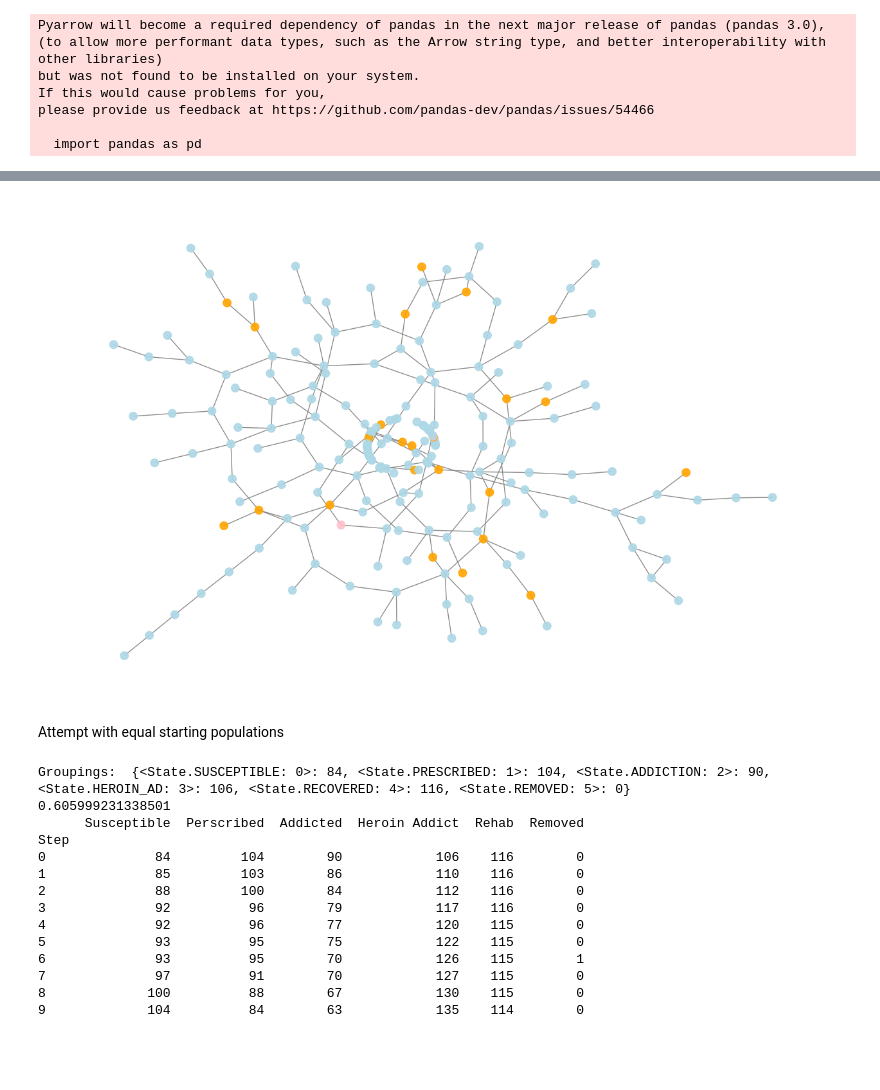
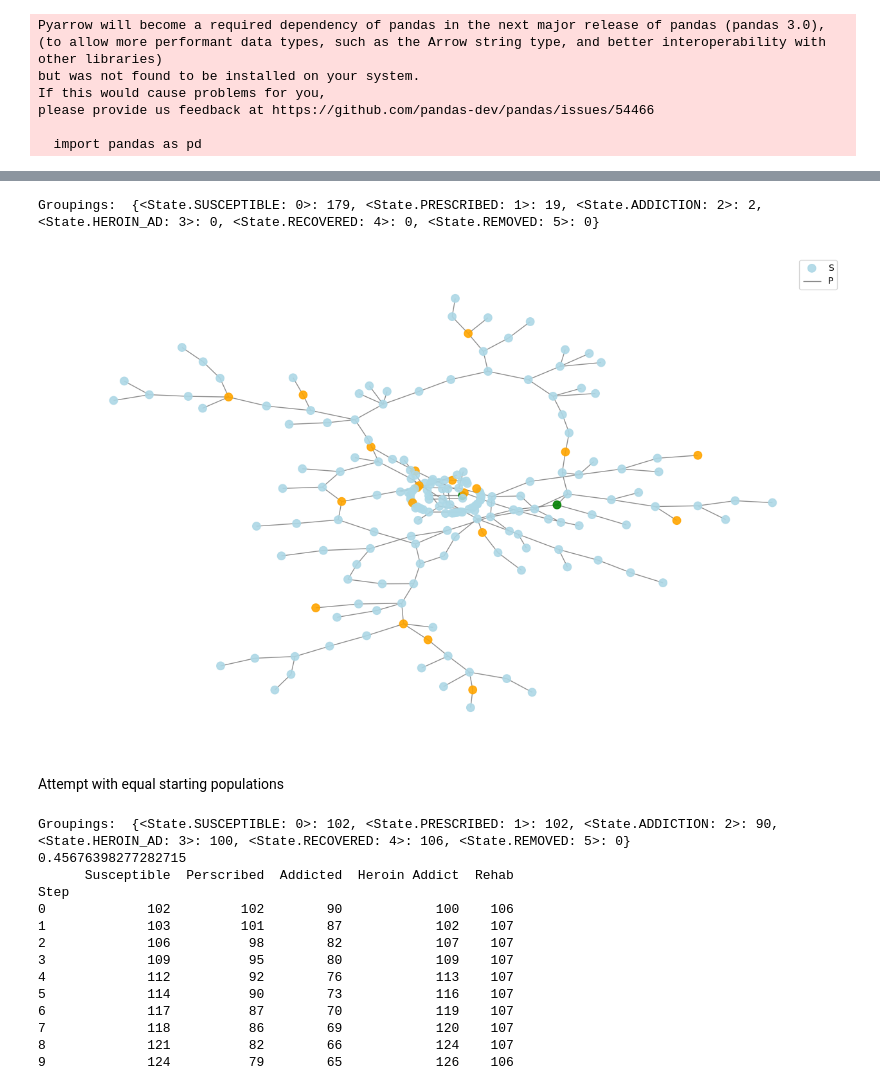
Before and after one commit to theokjulien/SPAHR-Model-Analysis, a Jupyter notebook: SPAHR_model.ipynb, the cells around one changed output, grey strips where cells are left out. Drawn from its saved outputs; the diff is of its cells as text; code cells hidden in the pictures; blank space fills up the shorter version.

Commit message:
SPAHR model now has functioning ER-Reattachment method

```diff
--- a/SPAHR_model.ipynb
+++ b/SPAHR_model.ipynb
@@ -57,7 +117,6 @@ def relapse(g1, g2, sigma, w):
     if g1 == 0 and g2 == 0:
         return sigma/2
     return sigma * g1 / (g1 + g2 + w)
-
 
 class SPAHRAgent(Agent):
     """ An agent in an epidemic model."""
@@ -65,17 +124,19 @@ class SPAHRAgent(Agent):
         super().__init__(unique_id, model)
         self.state = State.SUSCEPTIBLE
 
-
     def step(self):
         '''Method to update the state of a given node'''
         # neighbors of every node
         if self.state == State.REMOVED:
-            # Temporary fix
-            self.model.counts[self.state] -= 1
-            self.state=State.SUSCEPTIBLE
-            self.model.counts[self.state] += 1
+            # Remove existing node from graph
+            self.model.deaths += 1
+            er_reattach(self.model.G, self.pos, self.model.p)
+            #a = SPAHRAgent(i+1, self)
+            self.state = State.SUSCEPTIBLE
+            self.model.counts[State.SUSCEPTIBLE] += 1
+            self.model.G.nodes[self.pos]["agent"] = []
+            return
 
-            # INCLUDE method of removing node and adding a new node connected to graph
 
         neighbors_nodes = self.model.grid.get_neighbors(self.pos,
                                                 include_center = False)
@@ -93,6 +154,9 @@ class SPAHRAgent(Agent):
             self.model.counts[self.state] -= 1
             self.state = choice.destination # make choice new destination
             self.model.counts[self.state] += 1
+
+        if self.state == State.REMOVED: # if moved to the removed category then run re_attachment
+            self.step()
 
 
     def transitionVars(self, neighbor_list):
@@ -147,6 +213,7 @@ class SPAHRModel(Model):
     def __init__(self, G, data = default_data):
 
         # The network x network
+        #self.random = random # ****if you get a self.random error uncomment this line****
         self.G = G
 
         self.grid = NetworkGrid(self.G)
@@ -154,6 +221,10 @@ class SPAHRModel(Model):
         # Basic Params:
         self.n = G.number_of_nodes()
         self.tstep = data["tstep"] # timestep
+        self.alpha = 3/5 # used in preferential re-attachment
+        m = G.number_of_edges()
+        self.p = 2*m / (self.n * (self.n - 1)) # calculates the density of the given graph used for node reconnnection
+        self.deaths = 0
 
         # The list of rate variables we may need (comments are the variable names in the paper)
         # _______________________Transition Variables______________________________
@@ -203,7 +274,7 @@ class SPAHRModel(Model):
         self.counts = {State(i): 0 for i in range(6)}
 
         # Create agents
-        for i, node in enumerate(self.G.nodes()): #_______________NEEEED TO MODIFY_________________
+        for i, node in enumerate(self.G.nodes()):
             a = SPAHRAgent(i+1, self)
             self.schedule.add(a)
             #add agent
@@ -296,39 +366,41 @@ def plot_grid(model,fig,layout='spring',title=''):
     graph = model.G
     if layout == 'kamada-kawai':
         pos = nx.kamada_kawai_layout(graph)
     elif layout == 'circular':
         pos = nx.circular_layout(graph)
     else:
         pos = nx.spring_layout(graph, iterations=5, seed=8)
     plt.clf()
     ax=fig.add_subplot()
     states = [int(i.state) for i in model.grid.get_all_cell_contents()]
 
     #cells = [(i.pos,int(i.state)) for i in model.grid.get_all_cell_contents()]
     #print (cells[:10])
     #print (pos)
     #print (pd.Series(states).value_counts())
     colors = [cmap(i) for i in states]
 
     nx.draw(graph, pos, node_size=80, edge_color='gray', node_color=colors, #with_labels=True,
             alpha=0.9,font_size=14,ax=ax)
     #print (ax.patches)
     #ax.legend(['S','I','R'])
+    ax.legend(['S', 'P', 'A', 'H', 'R'])
     ax.set_title(title)
     return
 
 fig,ax=plt.subplots(1,1,figsize=(16,10))
 model = SPAHRModel(G)
 model.step();model.step()
 f=plot_grid(model,fig,layout='kamada-kawai')
 plt.savefig('abm_networkgrid.jpg')
 # %% [output]
+Groupings:  {<State.SUSCEPTIBLE: 0>: 179, <State.PRESCRIBED: 1>: 19, <State.ADDICTION: 2>: 2, <State.HEROIN_AD: 3>: 0, <State.RECOVERED: 4>: 0, <State.REMOVED: 5>: 0}
-[figure, old version]
+[figure, new version]
 # %% [markdown]
 Attempt with equal starting populations
 # %%
 G = nx.erdos_renyi_graph(n = 500, p = 3/(500-1))
-mydata = default_data
+mydata = default_data.copy()
 mydata["S0"], mydata["P0"], mydata["A0"], mydata["H0"], mydata["R0"] = (0.2, 0.2, 0.2, 0.2, 0.2)
 model = SPAHRModel(G, data=mydata)
 steps = 50
@@ -340,20 +412,20 @@ print (time.time()-st)
 agent_state = model.datacollector.get_agent_vars_dataframe()
 print (get_column_data(model)[:10])
 # %% [output]
-Groupings:  {<State.SUSCEPTIBLE: 0>: 84, <State.PRESCRIBED: 1>: 104, <State.ADDICTION: 2>: 90, <State.HEROIN_AD: 3>: 106, <State.RECOVERED: 4>: 116, <State.REMOVED: 5>: 0}
-0.605999231338501
-      Susceptible  Perscribed  Addicted  Heroin Addict  Rehab  Removed
+Groupings:  {<State.SUSCEPTIBLE: 0>: 102, <State.PRESCRIBED: 1>: 102, <State.ADDICTION: 2>: 90, <State.HEROIN_AD: 3>: 100, <State.RECOVERED: 4>: 106, <State.REMOVED: 5>: 0}
+0.45676398277282715
+      Susceptible  Perscribed  Addicted  Heroin Addict  Rehab
 Step
-0              84         104        90            106    116        0
-1              85         103        86            110    116        0
-2              88         100        84            112    116        0
-3              92          96        79            117    116        0
-4              92          96        77            120    115        0
-5              93          95        75            122    115        0
-6              93          95        70            126    115        1
-7              97          91        70            127    115        0
-8             100          88        67            130    115        0
-9             104          84        63            135    114        0
+0             102         102        90            100    106
+1             103         101        87            102    107
+2             106          98        82            107    107
+3             109          95        80            109    107
+4             112          92        76            113    107
+5             114          90        73            116    107
+6             117          87        70            119    107
+7             118          86        69            120    107
+8             121          82        66            124    107
+9             124          79        65            126    106
 # %%
 f,ax=plt.subplots(1,1,figsize=(8,4))
 plot_states(model,ax)
```
Also changed, not shown: parts of 12 cells of this notebook.
